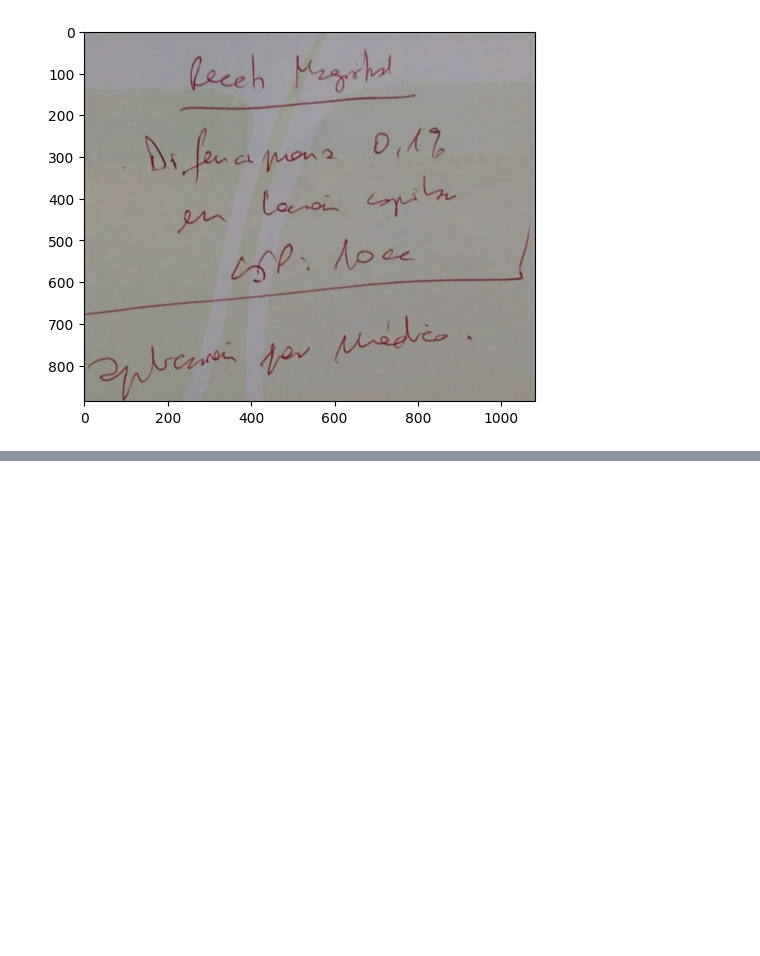
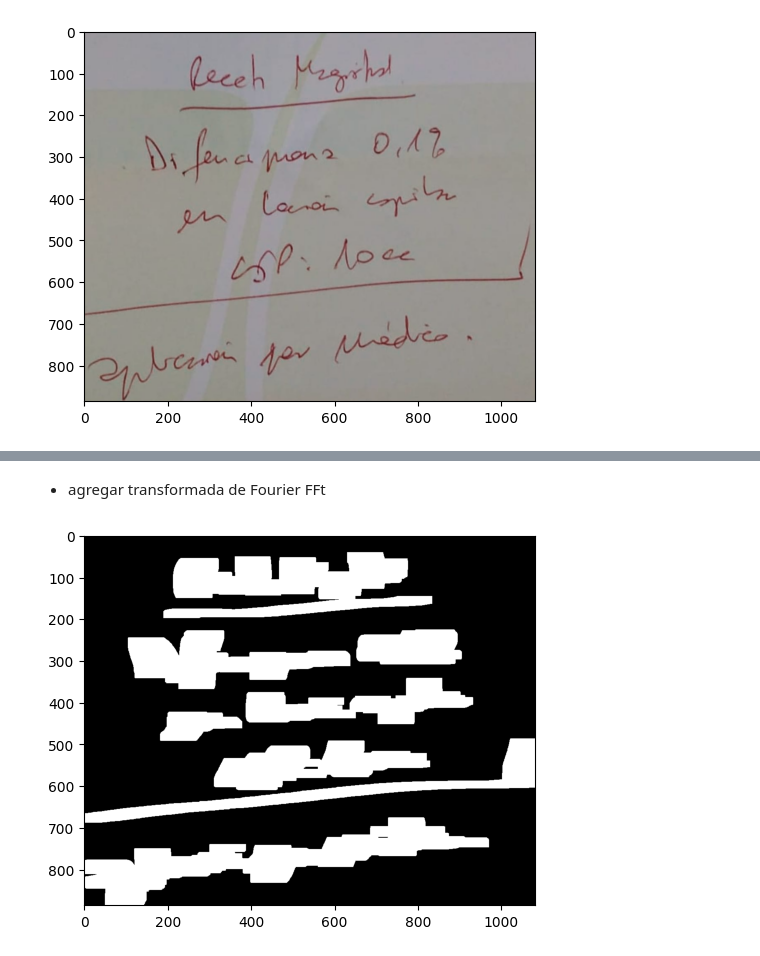
Before and after one commit to fbientrigo/cv_medical, a Jupyter notebook: 01_blockConstruction/01_recongnitionblocks.ipynb, the cells around one changed output, grey strips where cells are left out. Cells and saved outputs as stored; diff of their text form; code cells hidden in the pictures; blank space fills up the shorter version.

```diff
--- a/01_blockConstruction/01_recongnitionblocks.ipynb
+++ b/01_blockConstruction/01_recongnitionblocks.ipynb
@@ -122,0 +132,10 @@ plt.imshow(img)
+# %% [markdown]
+- agregar transformada de Fourier FFt
+# %%
+
+#dilation
+kernel = np.ones((6,29), np.uint8)
+dilated = cv2.dilate(thresh_img, kernel, iterations = 3)
+plt.imshow(dilated, cmap='gray');
+# %% [output]
+[figure, added]
```
Also changed, not shown: parts of 10 cells of this notebook, 7 other files.
